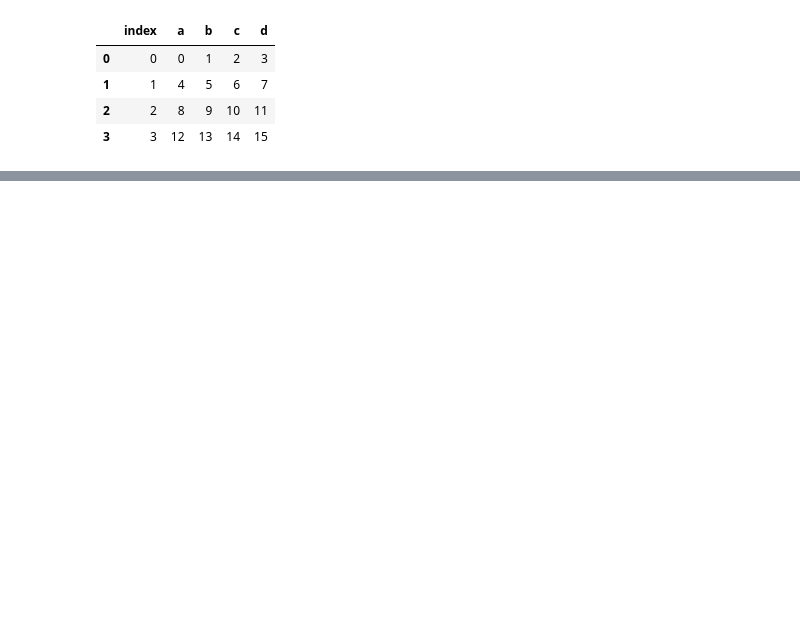
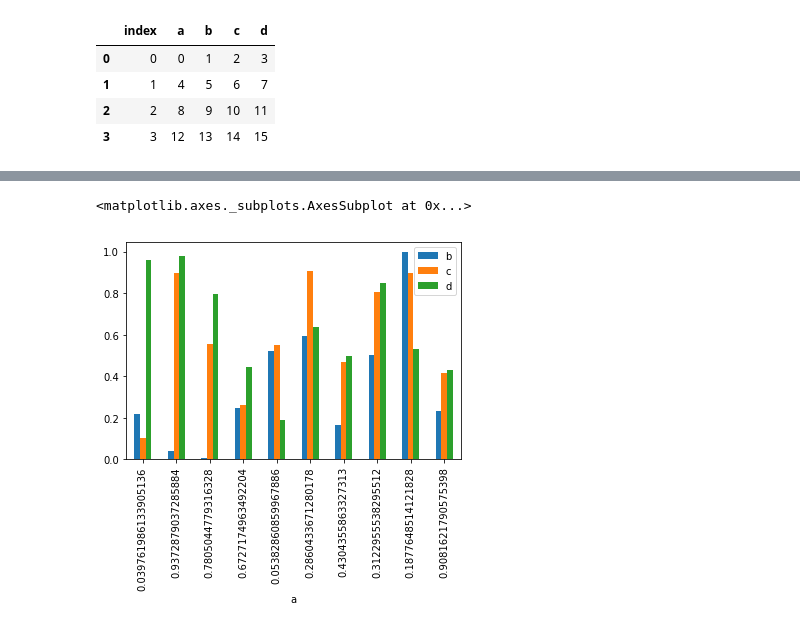
Before and after one commit to vivekdhinoja/Libraries-Tutorials, a Jupyter notebook: Pandas Tutorial.ipynb, the cells around one changed output, grey strips where cells are left out. Cells and saved outputs as stored; diff of their text form; code cells hidden in the pictures; blank space fills up the shorter version.

```diff
--- a/Pandas Tutorial.ipynb
+++ b/Pandas Tutorial.ipynb
@@ -805,0 +847,5 @@ sql_df
+# %%
+datavisul_df2.plot.bar()
+# %% [output]
+<matplotlib.axes._subplots.AxesSubplot at 0x...>
+[figure, added]
```
Also changed, not shown: parts of 46 cells of this notebook, 5 other files.
